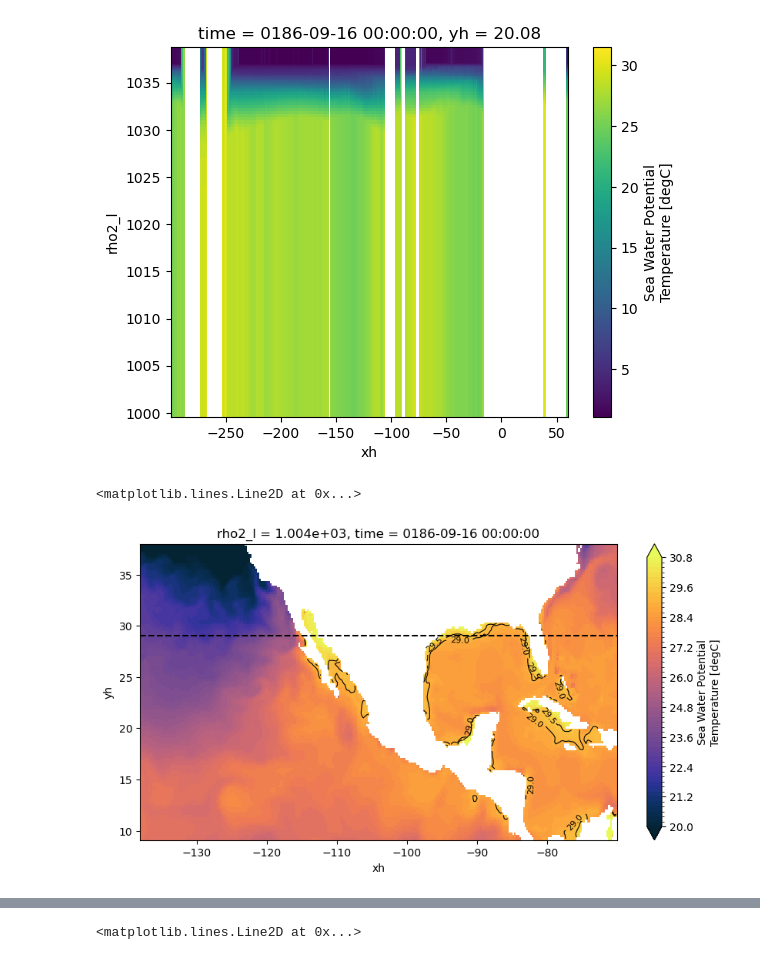
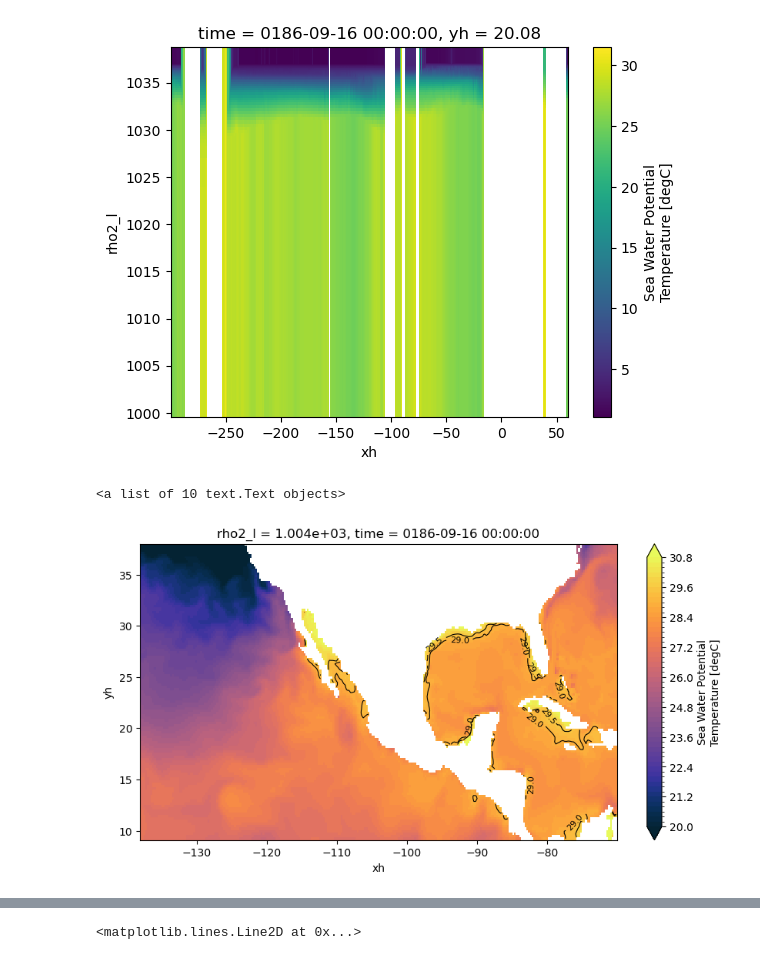
Before and after one commit to marianatorres4/WarmWaterMasses, a Jupyter notebook: 03_3D-analysis/3-D_analysis.ipynb, the cells around one changed output, grey strips where cells are left out. Cells and saved outputs as stored; diff of their text form; code cells hidden in the pictures.

Commit message:
updated plots

```diff
--- a/03_3D-analysis/3-D_analysis.ipynb
+++ b/03_3D-analysis/3-D_analysis.ipynb
@@ -220,19 +220,19 @@ wm.grid._ds['thetao'].isel(time=7).sel(yh=20, method="nearest").plot()
 # %%
 plt.figure(figsize=(10,5))
 wm.grid._ds['thetao'].isel(time=7).isel(rho2_l=0).sel(yh=slice(9,38)).sel(xh=slice(-138,-70)).plot(levels=np.arange(20, 31, 0.2),
                                                                                                     colors=cmocean.cm.thermal,
                                                                                                     add_colorbar=True)
 
 C = wm.grid._ds['thetao'].isel(time=7).isel(rho2_l=0).sel(yh=slice(9,38)).sel(xh=slice(-138,-70)).plot.contour(levels=np.arange(29, 30, 0.5),#[29],
                                                                                                                colors='k',
                                                                                                                linewidths=0.8,
                                                                                                                linestyles='solid'
 )
 
 plt.clabel(C, inline=True,fontsize=8) #, inline_spacing=5)
 
-plt.axhline(y=29, color='black', linestyle='--')
+#plt.axhline(y=29, color='black', linestyle='--')
 #plt.title(f"{wm.grid._ds.thetao.isel(time=0).time.values},{wm.grid._ds.thetao.sel(yh=slice(27,38),method='nearest').yh.values},{wm.grid._ds.thetao.isel(rho2_l=20).rho2_l.values}")
 # %% [output]
-<matplotlib.lines.Line2D at 0x...>
+<a list of 10 text.Text objects>
-[figure, old version]
+[figure, new version]
```
Also changed, not shown: parts of 1 cell of this notebook.
